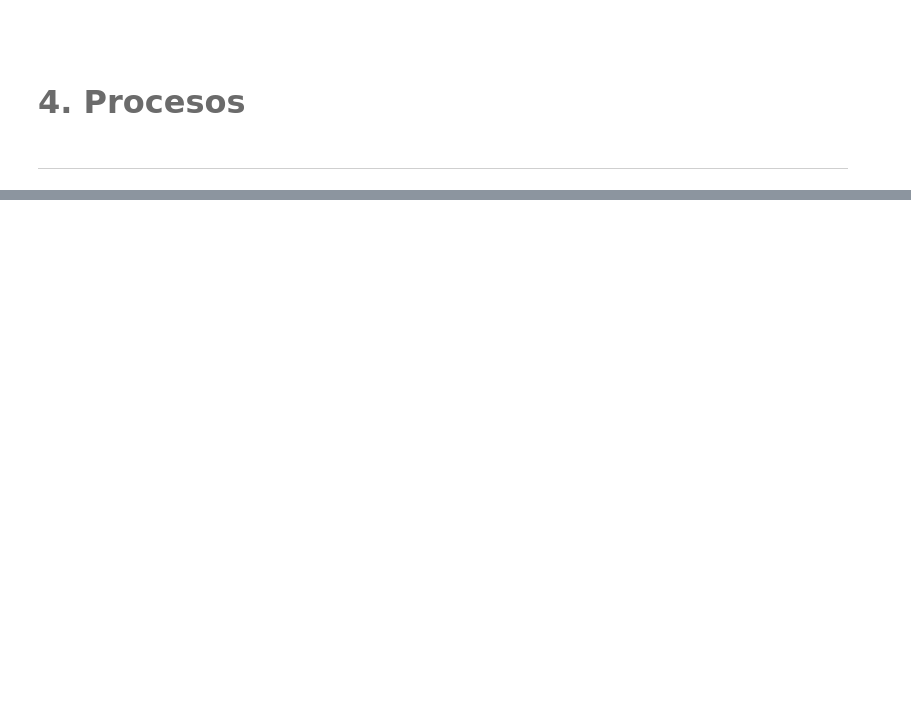
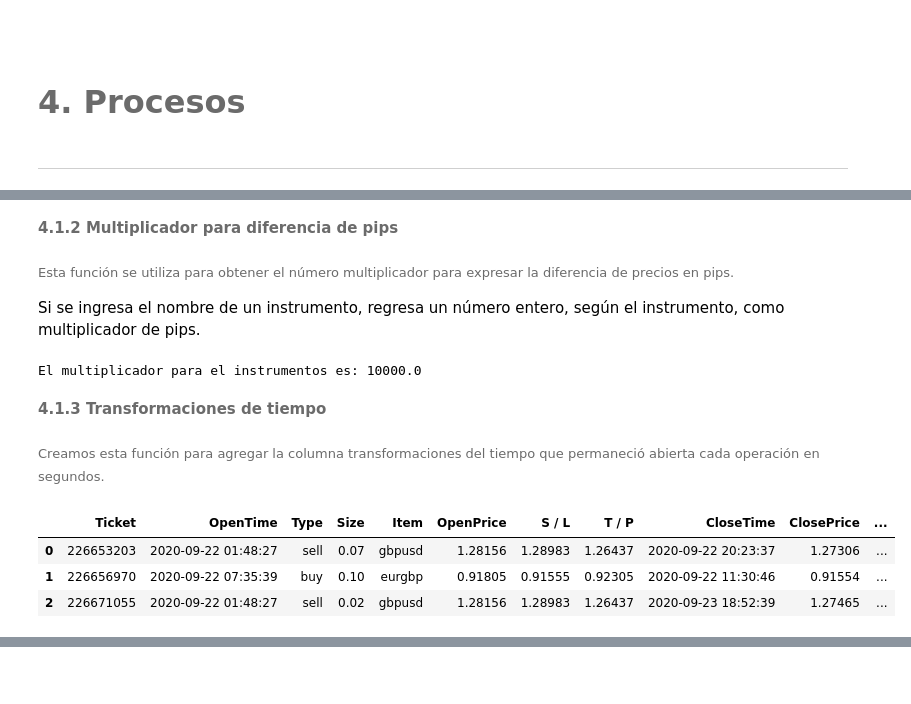
Before and after one commit to lizette98/myst_equipo8_lab3, a Jupyter notebook: notebook.ipynb, the cells around one changed output, grey strips where cells are left out. Saved outputs shown, nothing was run; the diff lists cells and outputs as text; code cells hidden in the pictures; blank space fills up the shorter version.

```diff
--- a/notebook.ipynb
+++ b/notebook.ipynb
@@ -93,6 +102,25 @@ df_data.head()
+# %% [markdown]
+<font color= #6B6B6B> <font size = 4.5> **4.1.2 Multiplicador para diferencia de pips** </font>
+# %% [markdown]
+<font color= #6B6B6B> <font size = 2> Esta función se utiliza para obtener el número multiplicador para expresar la diferencia de precios en pips.
+
+Si se ingresa el nombre de un instrumento, regresa un número entero, según el instrumento, como multiplicador de pips.
 # %%
-# --- 1.2 Funcion para obtener el multiplicador para diferencia de pips
 ins = dt.ins
 # En param_ins se escribe el activo deseado
 pip_size = fn.f_pip_size(param_ins='eurusd')
-print(pip_size)
+print("El multiplicador para el instrumentos es:",pip_size)
+# %% [output]
+El multiplicador para el instrumentos es: 10000.0
+# %% [markdown]
+<font color= #6B6B6B> <font size = 4.5> **4.1.3 Transformaciones de tiempo** </font>
+# %% [markdown]
+<font color= #6B6B6B> <font size = 2> Creamos esta función para agregar la columna transformaciones del tiempo que permaneció abierta cada operación en segundos.
+# %%
+df_data = fn.f_columnas_tiempos(param_data=df_data)
+df_data.head(3)
+# %% [output]
+|  | Ticket | OpenTime | Type | Size | Item | OpenPrice | S / L | T / P | CloseTime | ClosePrice | ... |
+| 0 | 226653203 | 2020-09-22 01:48:27 | sell | 0.07 | gbpusd | 1.28156 | 1.28983 | 1.26437 | 2020-09-22 20:23:37 | 1.27306 | ... |
+| 1 | 226656970 | 2020-09-22 07:35:39 | buy | 0.10 | eurgbp | 0.91805 | 0.91555 | 0.92305 | 2020-09-22 11:30:46 | 0.91554 | ... |
+| 2 | 226671055 | 2020-09-22 01:48:27 | sell | 0.02 | gbpusd | 1.28156 | 1.28983 | 1.26437 | 2020-09-23 18:52:39 | 1.27465 | ... |
```
Also changed, not shown: parts of 25 cells of this notebook.
